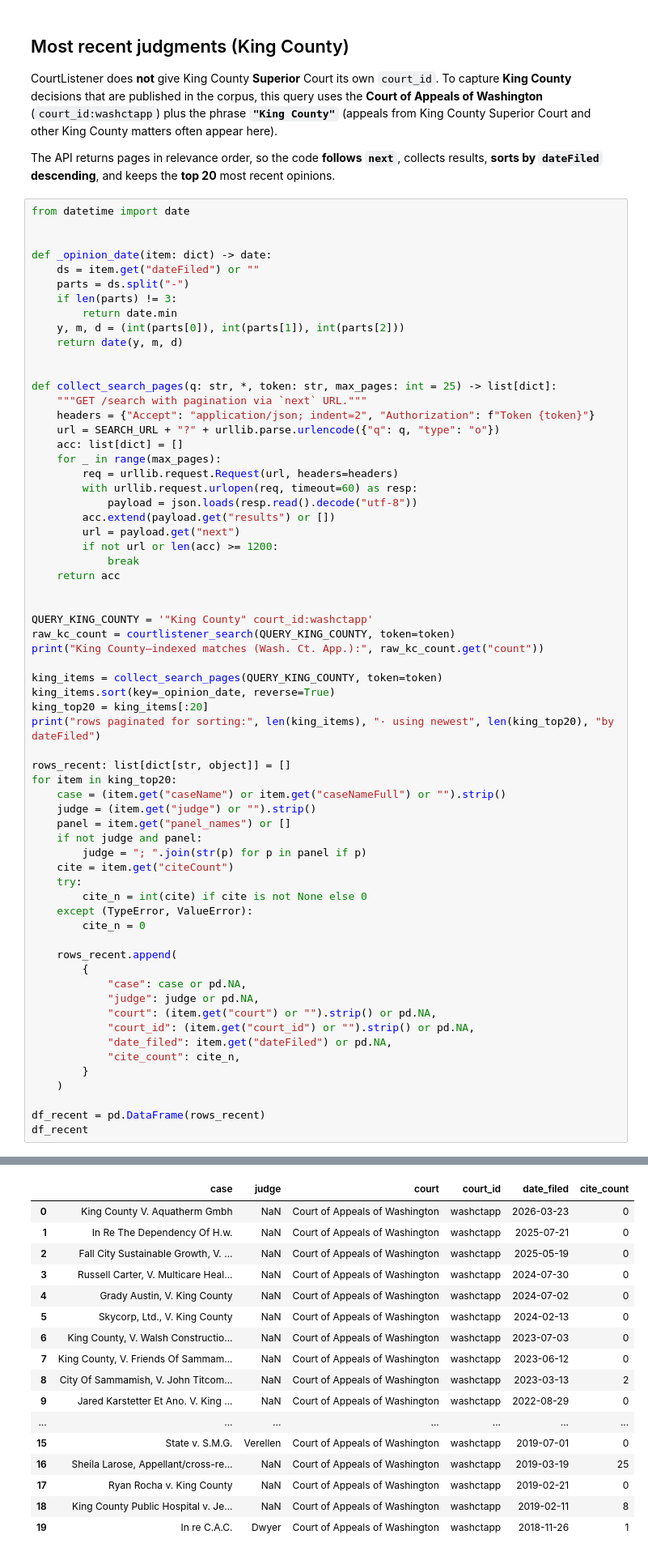
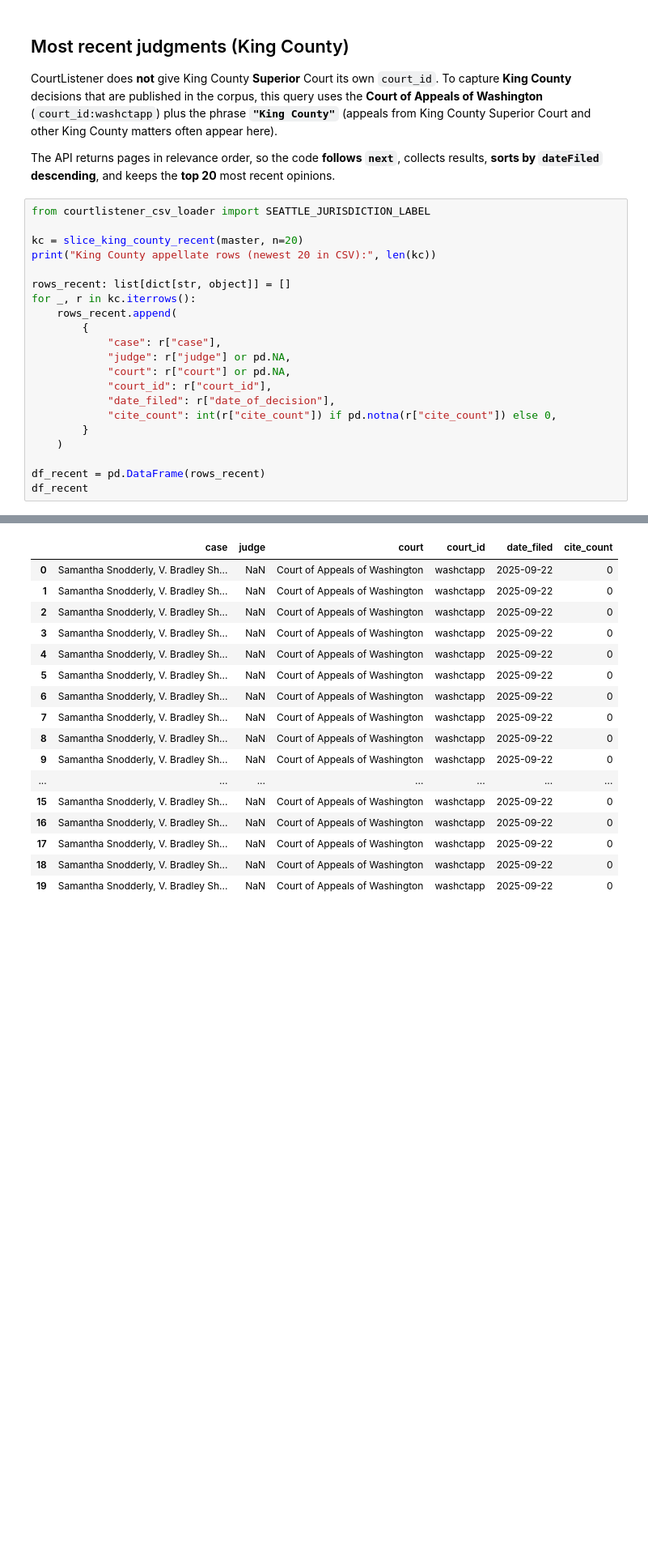
Before and after one commit to ranjitharangaswamy/hcde530, a Jupyter notebook: week 5/week5_courtlistener_cases.ipynb, the cells around one changed output, grey strips where cells are left out. Shown at 81% size. Saved outputs shown, nothing was run; the diff lists cells and outputs as text; blank space fills up the shorter version.

```diff
--- a/week 5/week5_courtlistener_cases.ipynb
+++ b/week 5/week5_courtlistener_cases.ipynb
@@ -166,64 +101,21 @@ CourtListener does **not** give King County **Superior** Court its own `court_id
 
 The API returns pages in relevance order, so the code **follows `next`**, collects results, **sorts by `dateFiled` descending**, and keeps the **top 20** most recent opinions.
 # %%
-from datetime import date
+from courtlistener_csv_loader import SEATTLE_JURISDICTION_LABEL
 
-
-def _opinion_date(item: dict) -> date:
-    ds = item.get("dateFiled") or ""
-    parts = ds.split("-")
-    if len(parts) != 3:
-        return date.min
-    y, m, d = (int(parts[0]), int(parts[1]), int(parts[2]))
-    return date(y, m, d)
-
-
-def collect_search_pages(q: str, *, token: str, max_pages: int = 25) -> list[dict]:
-    """GET /search with pagination via `next` URL."""
-    headers = {"Accept": "application/json; indent=2", "Authorization": f"Token {token}"}
-    url = SEARCH_URL + "?" + urllib.parse.urlencode({"q": q, "type": "o"})
-    acc: list[dict] = []
-    for _ in range(max_pages):
-        req = urllib.request.Request(url, headers=headers)
-        with urllib.request.urlopen(req, timeout=60) as resp:
-            payload = json.loads(resp.read().decode("utf-8"))
-        acc.extend(payload.get("results") or [])
-        url = payload.get("next")
-        if not url or len(acc) >= 1200:
-            break
-    return acc
-
-
-QUERY_KING_COUNTY = '"King County" court_id:washctapp'
-raw_kc_count = courtlistener_search(QUERY_KING_COUNTY, token=token)
-print("King County–indexed matches (Wash. Ct. App.):", raw_kc_count.get("count"))
-
-king_items = collect_search_pages(QUERY_KING_COUNTY, token=token)
-king_items.sort(key=_opinion_date, reverse=True)
-king_top20 = king_items[:20]
-print("rows paginated for sorting:", len(king_items), "· using newest", len(king_top20), "by dateFiled")
+kc = slice_king_county_recent(master, n=20)
+print("King County appellate rows (newest 20 in CSV):", len(kc))
 
 rows_recent: list[dict[str, object]] = []
-for item in king_top20:
-    case = (item.get("caseName") or item.get("caseNameFull") or "").strip()
-    judge = (item.get("judge") or "").strip()
-    panel = item.get("panel_names") or []
-    if not judge and panel:
-        judge = "; ".join(str(p) for p in panel if p)
-    cite = item.get("citeCount")
-    try:
-        cite_n = int(cite) if cite is not None else 0
-    except (TypeError, ValueError):
-        cite_n = 0
-
+for _, r in kc.iterrows():
     rows_recent.append(
         {
-            "case": case or pd.NA,
-            "judge": judge or pd.NA,
-            "court": (item.get("court") or "").strip() or pd.NA,
-            "court_id": (item.get("court_id") or "").strip() or pd.NA,
-            "date_filed": item.get("dateFiled") or pd.NA,
-            "cite_count": cite_n,
+            "case": r["case"],
+            "judge": r["judge"] or pd.NA,
+            "court": r["court"] or pd.NA,
+            "court_id": r["court_id"],
+            "date_filed": r["date_of_decision"],
+            "cite_count": int(r["cite_count"]) if pd.notna(r["cite_count"]) else 0,
         }
     )
 
@@ -235,18 +126,18 @@ rows paginated for sorting: 500 · using newest 20 by dateFiled
 |  | case | judge | court | court_id | date_filed | cite_count |
-| 0 | King County V. Aquatherm Gmbh | NaN | Court of Appeals of Washington | washctapp | 2026-03-23 | 0 |
-| 1 | In Re The Dependency Of H.w. | NaN | Court of Appeals of Washington | washctapp | 2025-07-21 | 0 |
-| 2 | Fall City Sustainable Growth, V. ... | NaN | Court of Appeals of Washington | washctapp | 2025-05-19 | 0 |
-| 3 | Russell Carter, V. Multicare Heal... | NaN | Court of Appeals of Washington | washctapp | 2024-07-30 | 0 |
-| 4 | Grady Austin, V. King County | NaN | Court of Appeals of Washington | washctapp | 2024-07-02 | 0 |
-| 5 | Skycorp, Ltd., V. King County | NaN | Court of Appeals of Washington | washctapp | 2024-02-13 | 0 |
-| 6 | King County, V. Walsh Constructio... | NaN | Court of Appeals of Washington | washctapp | 2023-07-03 | 0 |
-| 7 | King County, V. Friends Of Sammam... | NaN | Court of Appeals of Washington | washctapp | 2023-06-12 | 0 |
-| 8 | City Of Sammamish, V. John Titcom... | NaN | Court of Appeals of Washington | washctapp | 2023-03-13 | 2 |
-| 9 | Jared Karstetter Et Ano. V. King ... | NaN | Court of Appeals of Washington | washctapp | 2022-08-29 | 0 |
+| 0 | Samantha Snodderly, V. Bradley Sh... | NaN | Court of Appeals of Washington | washctapp | 2025-09-22 | 0 |
+| 1 | Samantha Snodderly, V. Bradley Sh... | NaN | Court of Appeals of Washington | washctapp | 2025-09-22 | 0 |
+| 2 | Samantha Snodderly, V. Bradley Sh... | NaN | Court of Appeals of Washington | washctapp | 2025-09-22 | 0 |
+| 3 | Samantha Snodderly, V. Bradley Sh... | NaN | Court of Appeals of Washington | washctapp | 2025-09-22 | 0 |
+| 4 | Samantha Snodderly, V. Bradley Sh... | NaN | Court of Appeals of Washington | washctapp | 2025-09-22 | 0 |
+| 5 | Samantha Snodderly, V. Bradley Sh... | NaN | Court of Appeals of Washington | washctapp | 2025-09-22 | 0 |
+| 6 | Samantha Snodderly, V. Bradley Sh... | NaN | Court of Appeals of Washington | washctapp | 2025-09-22 | 0 |
+| 7 | Samantha Snodderly, V. Bradley Sh... | NaN | Court of Appeals of Washington | washctapp | 2025-09-22 | 0 |
+| 8 | Samantha Snodderly, V. Bradley Sh... | NaN | Court of Appeals of Washington | washctapp | 2025-09-22 | 0 |
+| 9 | Samantha Snodderly, V. Bradley Sh... | NaN | Court of Appeals of Washington | washctapp | 2025-09-22 | 0 |
 | ... | ... | ... | ... | ... | ... | ... |
-| 15 | State v. S.M.G. | Verellen | Court of Appeals of Washington | washctapp | 2019-07-01 | 0 |
-| 16 | Sheila Larose, Appellant/cross-re... | NaN | Court of Appeals of Washington | washctapp | 2019-03-19 | 25 |
-| 17 | Ryan Rocha v. King County | NaN | Court of Appeals of Washington | washctapp | 2019-02-21 | 0 |
-| 18 | King County Public Hospital v. Je... | NaN | Court of Appeals of Washington | washctapp | 2019-02-11 | 8 |
-| 19 | In re C.A.C. | Dwyer | Court of Appeals of Washington | washctapp | 2018-11-26 | 1 |
+| 15 | Samantha Snodderly, V. Bradley Sh... | NaN | Court of Appeals of Washington | washctapp | 2025-09-22 | 0 |
+| 16 | Samantha Snodderly, V. Bradley Sh... | NaN | Court of Appeals of Washington | washctapp | 2025-09-22 | 0 |
+| 17 | Samantha Snodderly, V. Bradley Sh... | NaN | Court of Appeals of Washington | washctapp | 2025-09-22 | 0 |
+| 18 | Samantha Snodderly, V. Bradley Sh... | NaN | Court of Appeals of Washington | washctapp | 2025-09-22 | 0 |
+| 19 | Samantha Snodderly, V. Bradley Sh... | NaN | Court of Appeals of Washington | washctapp | 2025-09-22 | 0 |
 # %%
```
Also changed, not shown: parts of 9 cells of this notebook, 2 other files.
